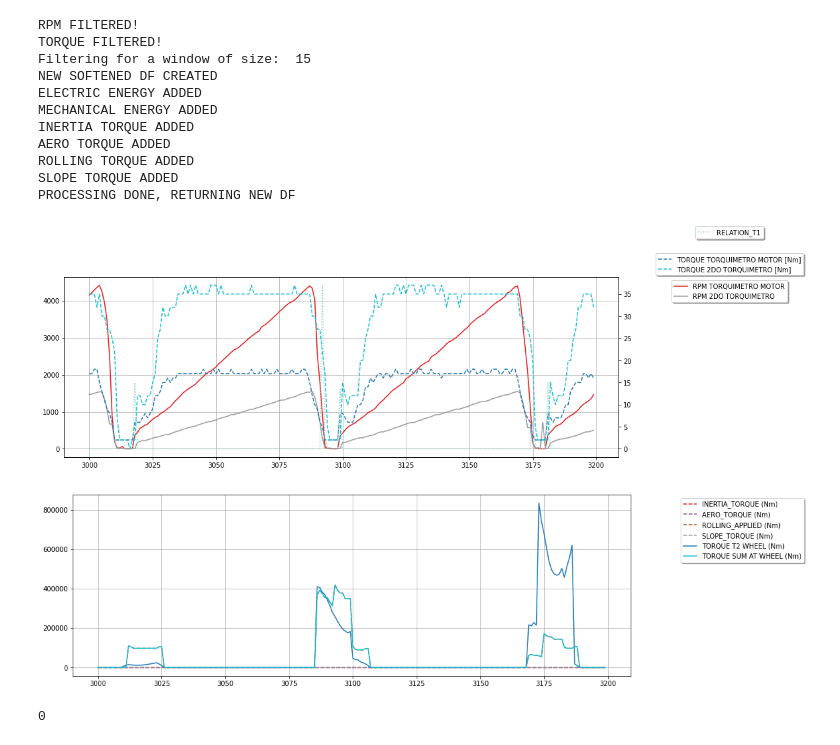
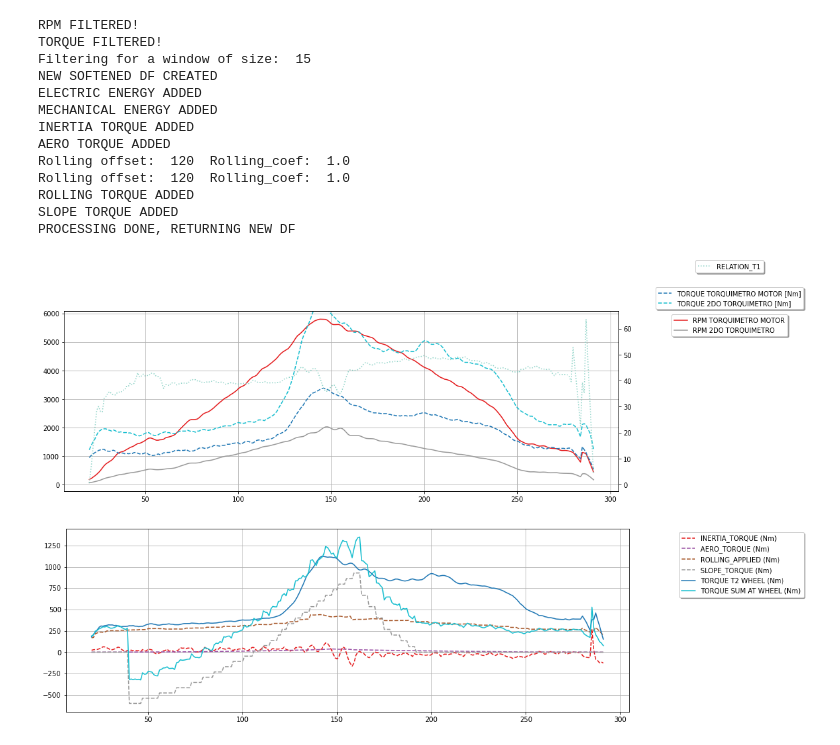
Before and after one commit to DanielSenseAI/transporte, a Jupyter notebook: AnalisisPruebas.ipynb, the cells around one changed output. Cells and saved outputs as stored; diff of their text form; code cells hidden in the pictures.

```diff
--- a/AnalisisPruebas.ipynb
+++ b/AnalisisPruebas.ipynb
@@ -286,5 +316,16 @@ C:\Users\escob\Desktop\Reportes\Pruebas160755_20-12-07.xls  loaded
 # %%
+df, eff = carga_prueba()
 masa = df["MASA [Kg]"].iloc[int(np.round(df.shape[0]/2))]
 data = df.loc[:,["RPM TORQUIMETRO MOTOR", "TORQUE TORQUIMETRO MOTOR [Nm]", "RPM 2DO TORQUIMETRO", "TORQUE 2DO TORQUIMETRO [Nm]", "VELOCIDAD EN (Km/h)", "DISTANCIA TOTAL ACUMULADA REAL [m]", "NUMERO DE TRAMO"]]
 data["RELATION_T1"] = ((data["RPM TORQUIMETRO MOTOR"]/30)*np.pi) / ((data["VELOCIDAD EN (Km/h)"]+0.0001) / (3.6 * 0.38))
 data["RELATION_T2"] = ((data["RPM 2DO TORQUIMETRO"]/30)*np.pi) / ((data["VELOCIDAD EN (Km/h)"]+0.0001) / (3.6 * 0.38))
+
+for i in range(data.shape[0]):
+    if data.loc[i, "RELATION_T1"] > 1000 or math.isnan(data.loc[i, "RELATION_T2"]):
+        data.loc[i, "RELATION_T1"] = 1
+
+for i in range(data.shape[0]):
+    if data.loc[i, "RELATION_T2"] > 1000 or math.isnan(data.loc[i, "RELATION_T2"]):
+        data.loc[i, "RELATION_T2"] = 1
+
+plot_prueba(data)
@@ -310,5 +348,5 @@ C:\Users\escob\Desktop\Rutas\Ruta 283.xlsx  loaded
 # %%
-data_f = procesa_datos(data, eff, window = 15)
+data_f = procesa_datos(data, eff, window = 15, offset_roll = 120)
 # %% [output]
 RPM FILTERED!
 TORQUE FILTERED!
@@ -318,18 +356,16 @@ ELECTRIC ENERGY ADDED
 MECHANICAL ENERGY ADDED
 INERTIA TORQUE ADDED
 AERO TORQUE ADDED
+Rolling offset:  120  Rolling_coef:  1.0
+Rolling offset:  120  Rolling_coef:  1.0
 ROLLING TORQUE ADDED
 SLOPE TORQUE ADDED
 PROCESSING DONE, RETURNING NEW DF
 # %%
-plot_prueba(data, mode = 0, ini=3000, fin = 3200)
+plot_prueba(data_f, mode = 0, ini=20, fin = 450)
 # %% [output]
-[figure, old version]
+[figure, new version]
 # %%
-plot_prueba(data_f, mode = 3, ini=3000, fin = 3200)
+plot_prueba(data_f, mode = 3, ini=20, fin = 450)
 # %% [output]
-[figure, old version]
+[figure, new version]
-# %%
-data["RPM TORQUIMETRO MOTOR"].isna().sum()
-# %% [output]
-0
```
Also changed, not shown: parts of 12 cells of this notebook, 12 other files.
